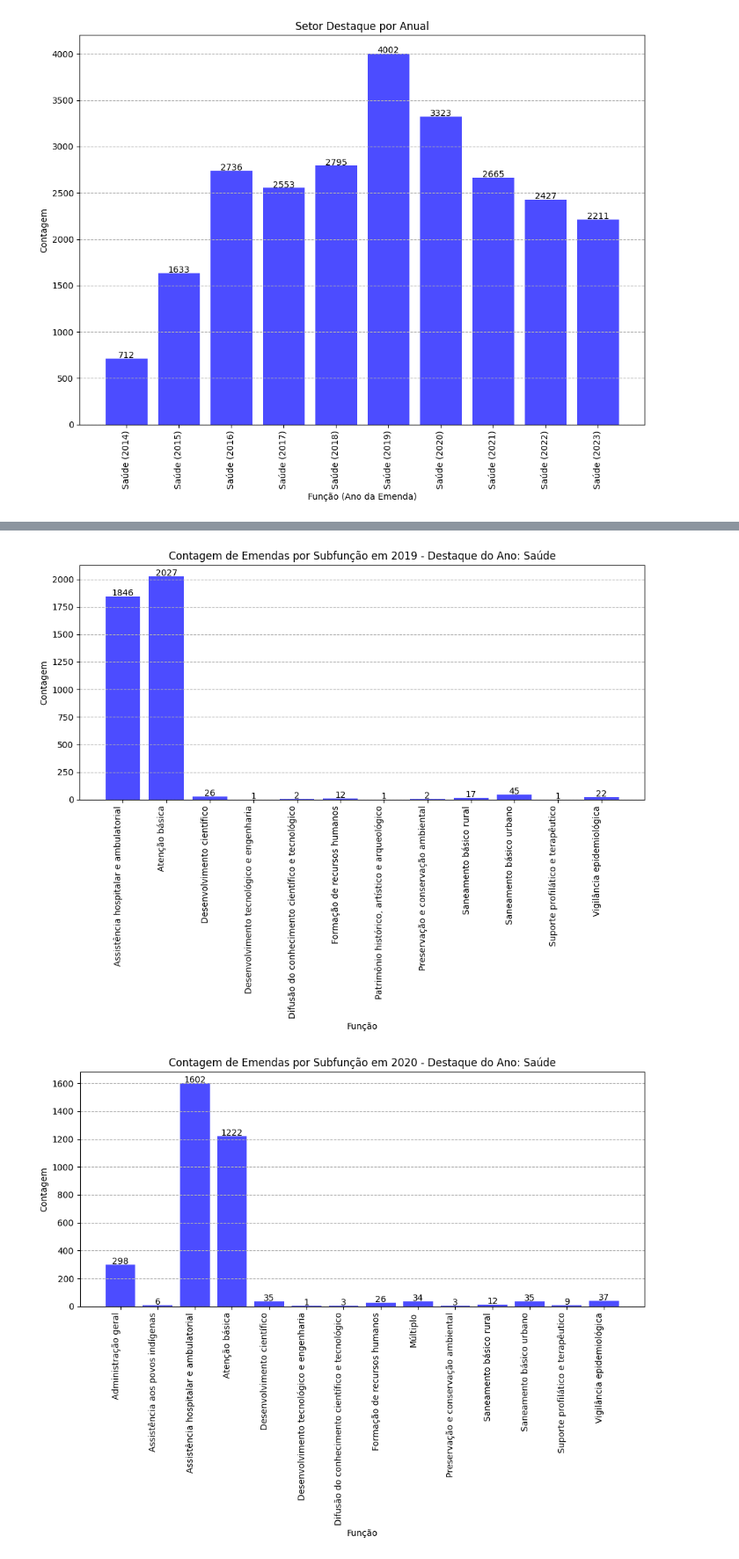
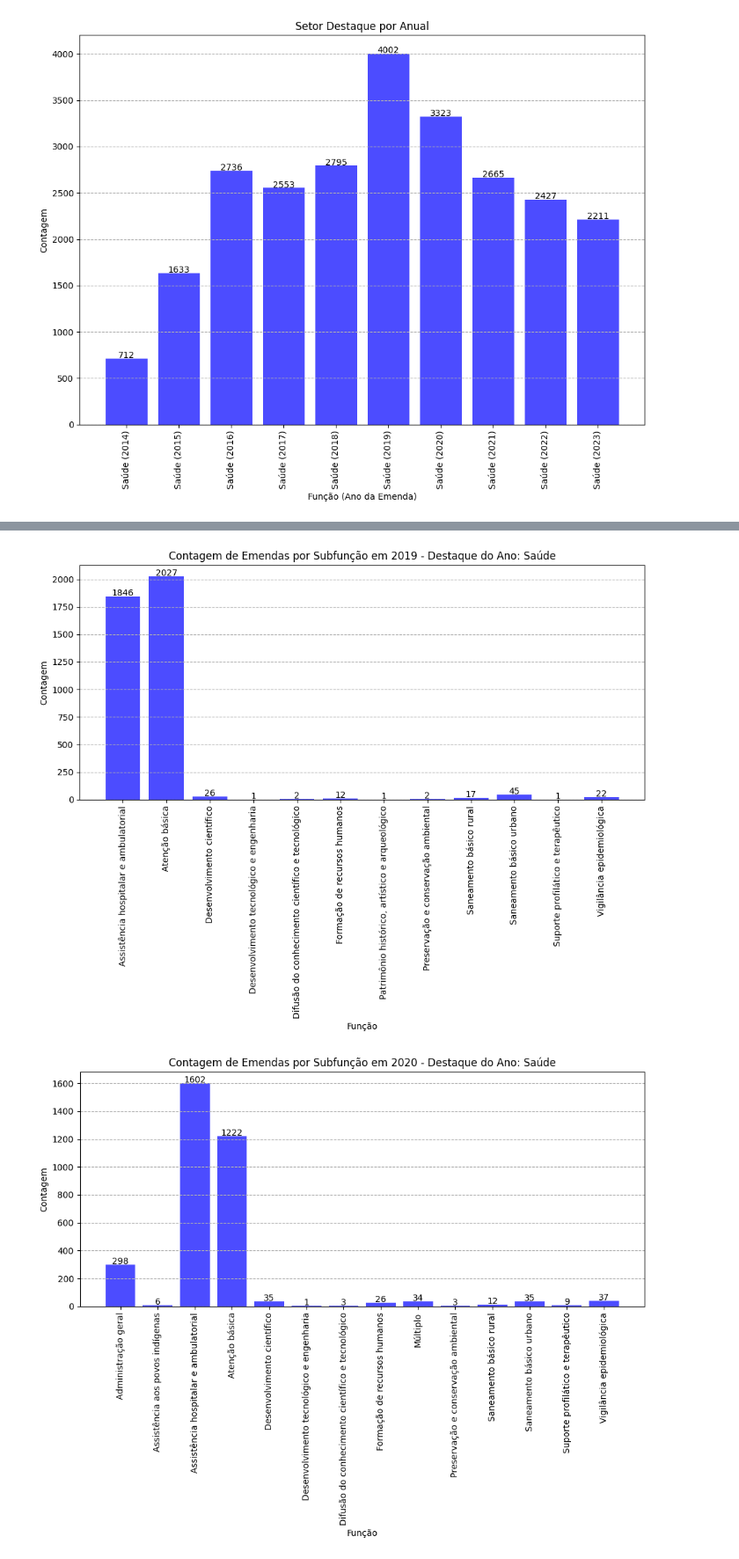
Before and after one commit to viniciusandrade01/Engenharia_e_Analise_de_Dados_Emendas_Parlamentares_CGU, a Jupyter notebook: teste.ipynb, the cells around one changed output, grey strips where cells are left out. Shown at 88% size. Saved outputs shown, nothing was run; the diff lists cells and outputs as text; code cells hidden in the pictures.

```diff
--- a/teste.ipynb
+++ b/teste.ipynb
@@ -91,7 +91,7 @@ for ano in list(resultados_anual['Ano da Emenda'].unique()):
     plt.xlabel('Função')
     plt.ylabel('Contagem')
     plt.title(f'Contagem de Emendas por Função em {ano}')
-    plt.xticks(range(len(resultados_anual_aux['Nome Função'])), resultados_anual_aux['Nome Função'], rotation=90, ha='right')
+    plt.xticks(range(len(resultados_anual_aux['Nome Função'])), resultados_anual_aux['Nome Função'], rotation=90, ha='center')
     # Ajustando o limite superior do eixo y para melhor visualização os dados
     plt.ylim(0, max(resultados_anual_aux['Contagem']) + 100)
 
@@ -152,7 +152,7 @@ for ano in list(contagem_subfuncao_anual['Ano da Emenda'].unique()):
     plt.ylabel('Contagem')
     destaque = contagem_subfuncao_anual[contagem_subfuncao_anual['Ano da Emenda'] == ano]['Nome Função'].iloc[0]
     plt.title(f'Contagem de Emendas por Subfunção em {ano} - Destaque do Ano: {destaque}')
-    plt.xticks(range(len(contagem_subfuncao_anual_aux['Nome Subfunção'])), contagem_subfuncao_anual_aux['Nome Subfunção'], rotation=90, ha='right')
+    plt.xticks(range(len(contagem_subfuncao_anual_aux['Nome Subfunção'])), contagem_subfuncao_anual_aux['Nome Subfunção'], rotation=90, ha='center')
 
     # Adiciona rótulos nas barras
     for i, v in enumerate(contagem_subfuncao_anual_aux['Contagem']):
@@ -171,2 +171,2 @@ for ano in list(contagem_subfuncao_anual['Ano da Emenda'].unique()):
-[figure, old version]
+[figure, new version]
-[figure, old version]
+[figure, new version]
```
Also changed, not shown: parts of 3 cells of this notebook, 21 other files.
